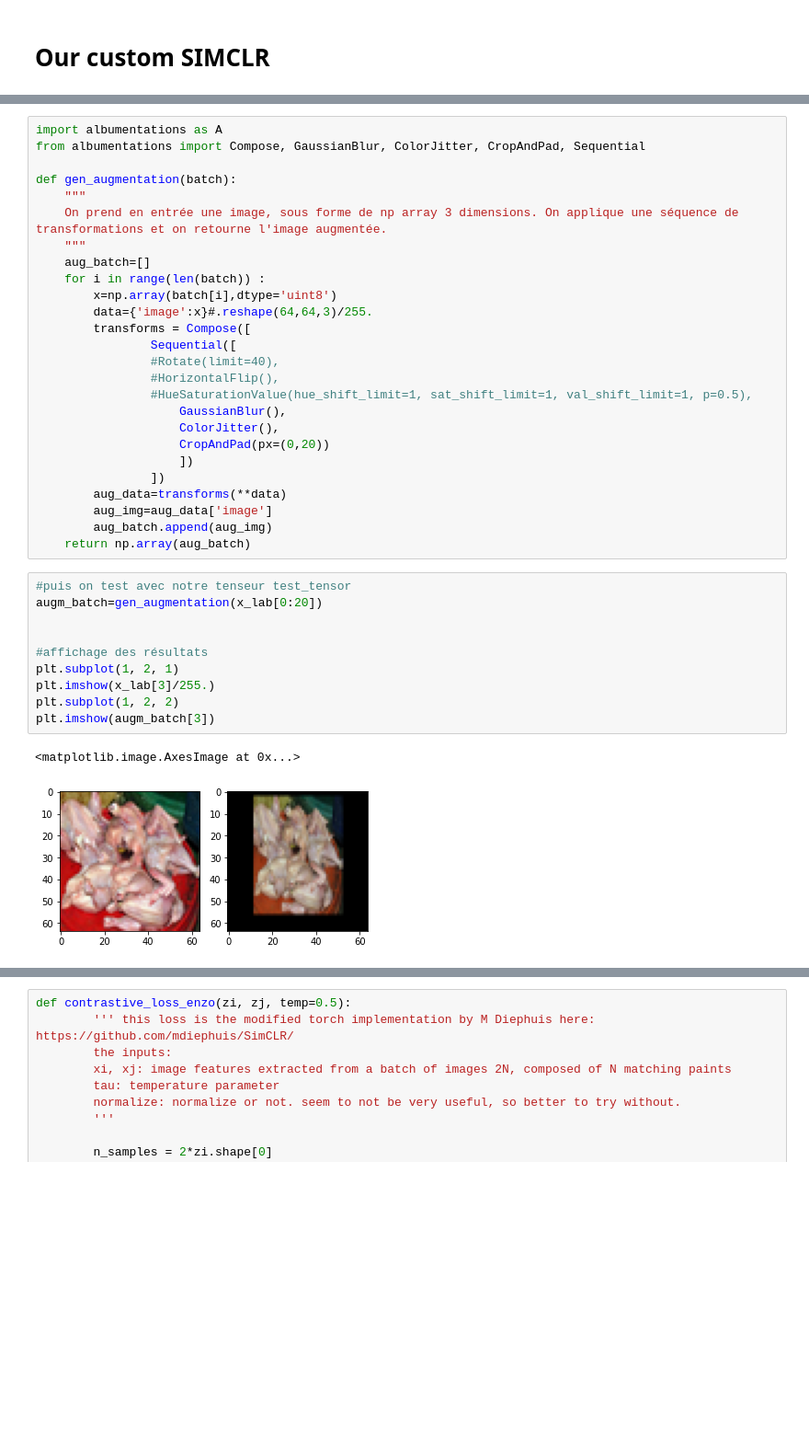
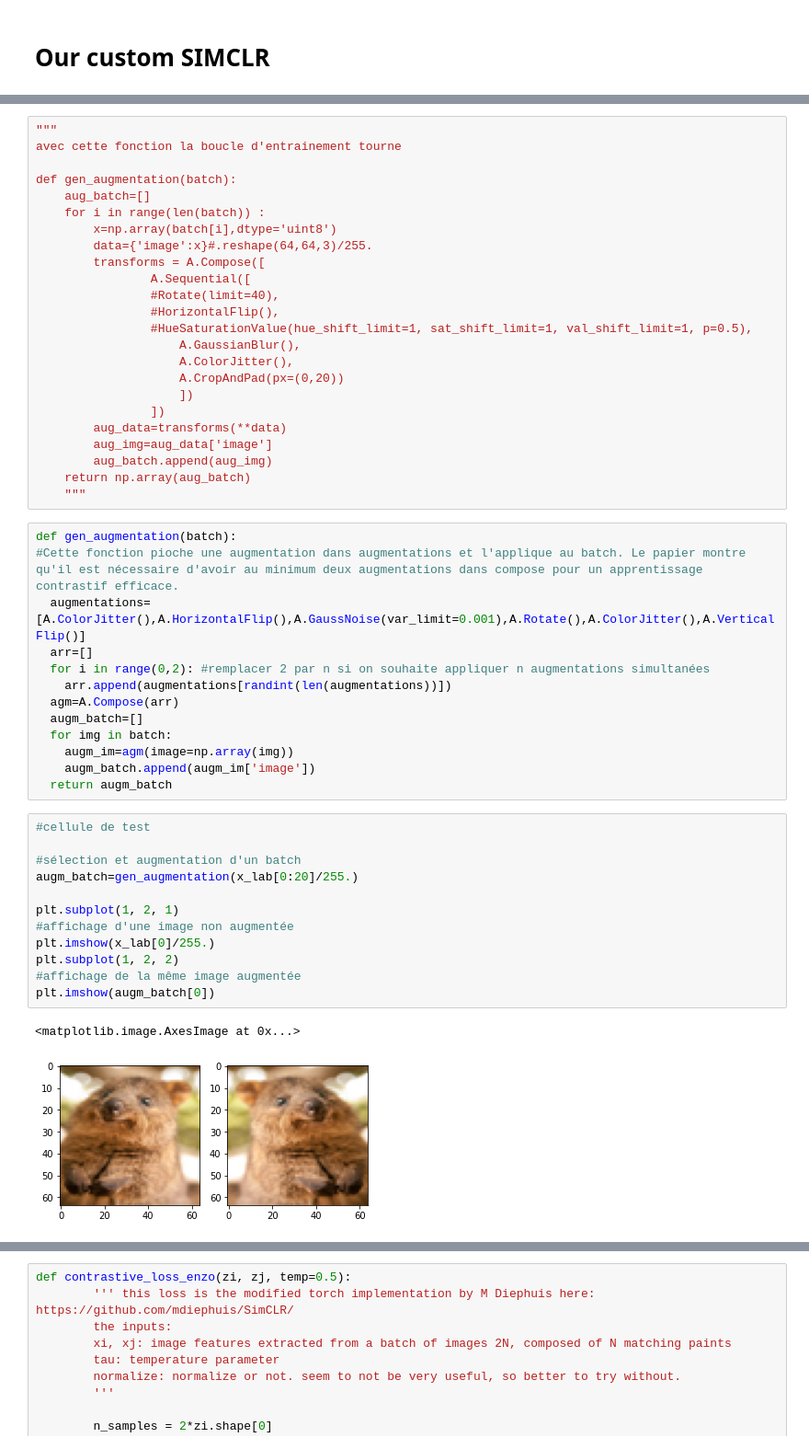
Before and after one commit to leagaze/contrastive-learning, a Jupyter notebook: Projet.ipynb, the cells around one changed output, grey strips where cells are left out. Shown at 92% size. Cells and saved outputs as stored; diff of their text form; blank space fills up the shorter version.

Commit message:
amélioration de l'augmentation d'image - introduit un bug sur la boucle d'entrainement je suis dessus

```diff
--- a/Projet.ipynb
+++ b/Projet.ipynb
@@ -219,39 +235,52 @@ Successfully installed albumentations-1.1.0 qudida-0.0.4
 # %%
-import albumentations as A
-from albumentations import Compose, GaussianBlur, ColorJitter, CropAndPad, Sequential
+"""
+avec cette fonction la boucle d'entrainement tourne
 
 def gen_augmentation(batch):
-    """
-    On prend en entrée une image, sous forme de np array 3 dimensions. On applique une séquence de transformations et on retourne l'image augmentée.
-    """
     aug_batch=[]
     for i in range(len(batch)) :
         x=np.array(batch[i],dtype='uint8')
         data={'image':x}#.reshape(64,64,3)/255.
-        transforms = Compose([
-                Sequential([
+        transforms = A.Compose([
+                A.Sequential([
                 #Rotate(limit=40),
                 #HorizontalFlip(),
                 #HueSaturationValue(hue_shift_limit=1, sat_shift_limit=1, val_shift_limit=1, p=0.5),
-                    GaussianBlur(),
-                    ColorJitter(),
-                    CropAndPad(px=(0,20))
+                    A.GaussianBlur(),
+                    A.ColorJitter(),
+                    A.CropAndPad(px=(0,20))
                     ])
                 ])
         aug_data=transforms(**data)
         aug_img=aug_data['image']
         aug_batch.append(aug_img)
     return np.array(aug_batch)
+    """
+# %%
+def gen_augmentation(batch):
+#Cette fonction pioche une augmentation dans augmentations et l'applique au batch. Le papier montre qu'il est nécessaire d'avoir au minimum deux augmentations dans compose pour un apprentissage contrastif efficace.
+  augmentations=[A.ColorJitter(),A.HorizontalFlip(),A.GaussNoise(var_limit=0.001),A.Rotate(),A.ColorJitter(),A.VerticalFlip()]
+  arr=[]
+  for i in range(0,2): #remplacer 2 par n si on souhaite appliquer n augmentations simultanées
+    arr.append(augmentations[randint(len(augmentations))])
+  agm=A.Compose(arr)
+  augm_batch=[]
+  for img in batch:
+    augm_im=agm(image=np.array(img))
+    augm_batch.append(augm_im['image'])
+  return augm_batch
 # %%
-#puis on test avec notre tenseur test_tensor
-augm_batch=gen_augmentation(x_lab[0:20])
+#cellule de test
 
+#sélection et augmentation d'un batch
+augm_batch=gen_augmentation(x_lab[0:20]/255.)
 
-#affichage des résultats
 plt.subplot(1, 2, 1)
-plt.imshow(x_lab[3]/255.)
+#affichage d'une image non augmentée
+plt.imshow(x_lab[0]/255.)
 plt.subplot(1, 2, 2)
-plt.imshow(augm_batch[3])
+#affichage de la même image augmentée
+plt.imshow(augm_batch[0])
 # %% [output]
 <matplotlib.image.AxesImage at 0x...>
-[figure, old version]
+[figure, new version]
```
Also changed, not shown: parts of 16 cells of this notebook.
